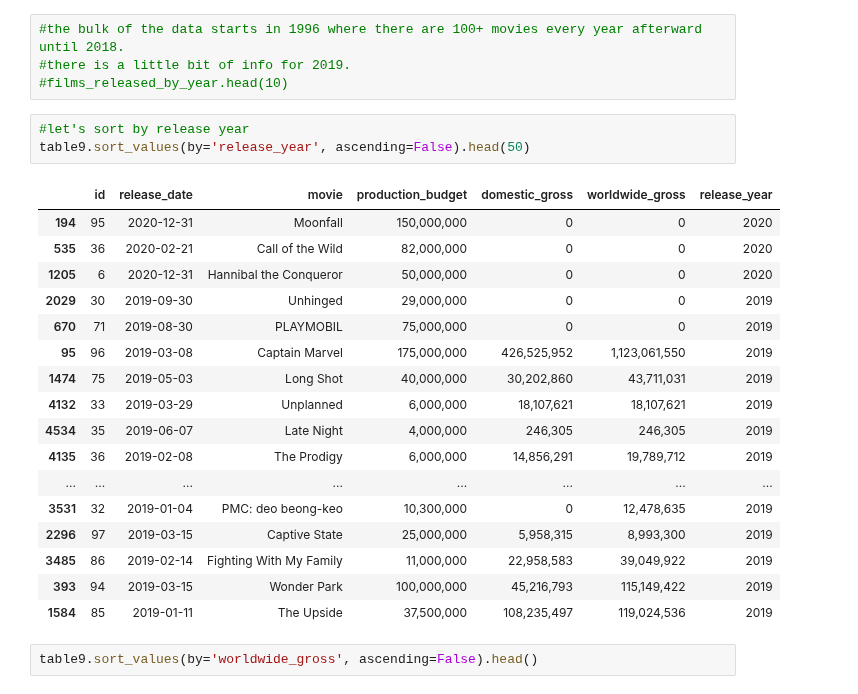
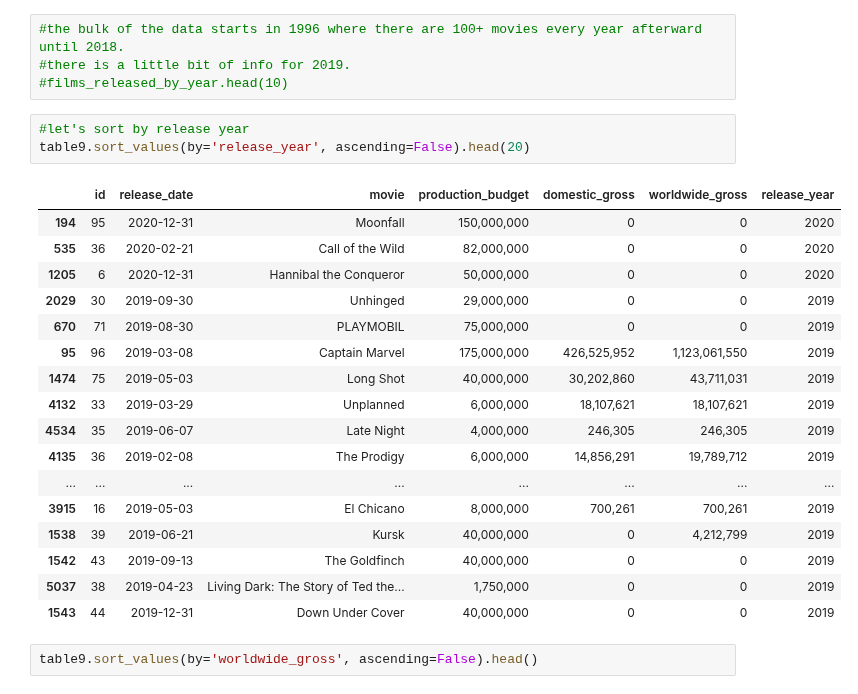
Before and after one commit to jxn628/dsc-phase-1-project, a Jupyter notebook: student.ipynb, the cells around one changed output. Saved outputs shown, nothing was run; the diff lists cells and outputs as text.

```diff
--- a/student.ipynb
+++ b/student.ipynb
@@ -522,25 +522,25 @@ table9
 #films_released_by_year.head(10)
 # %%
 #let's sort by release year
-table9.sort_values(by='release_year', ascending=False).head(50)
+table9.sort_values(by='release_year', ascending=False).head(20)
 # %% [output]
 |  | id | release_date | movie | production_budget | domestic_gross | worldwide_gross | release_year |
 | 194 | 95 | 2020-12-31 | Moonfall | 150,000,000 | 0 | 0 | 2020 |
 | 535 | 36 | 2020-02-21 | Call of the Wild | 82,000,000 | 0 | 0 | 2020 |
 | 1205 | 6 | 2020-12-31 | Hannibal the Conqueror | 50,000,000 | 0 | 0 | 2020 |
 | 2029 | 30 | 2019-09-30 | Unhinged | 29,000,000 | 0 | 0 | 2019 |
 | 670 | 71 | 2019-08-30 | PLAYMOBIL | 75,000,000 | 0 | 0 | 2019 |
 | 95 | 96 | 2019-03-08 | Captain Marvel | 175,000,000 | 426,525,952 | 1,123,061,550 | 2019 |
 | 1474 | 75 | 2019-05-03 | Long Shot | 40,000,000 | 30,202,860 | 43,711,031 | 2019 |
 | 4132 | 33 | 2019-03-29 | Unplanned | 6,000,000 | 18,107,621 | 18,107,621 | 2019 |
 | 4534 | 35 | 2019-06-07 | Late Night | 4,000,000 | 246,305 | 246,305 | 2019 |
 | 4135 | 36 | 2019-02-08 | The Prodigy | 6,000,000 | 14,856,291 | 19,789,712 | 2019 |
 | ... | ... | ... | ... | ... | ... | ... | ... |
-| 3531 | 32 | 2019-01-04 | PMC: deo beong-keo | 10,300,000 | 0 | 12,478,635 | 2019 |
-| 2296 | 97 | 2019-03-15 | Captive State | 25,000,000 | 5,958,315 | 8,993,300 | 2019 |
-| 3485 | 86 | 2019-02-14 | Fighting With My Family | 11,000,000 | 22,958,583 | 39,049,922 | 2019 |
-| 393 | 94 | 2019-03-15 | Wonder Park | 100,000,000 | 45,216,793 | 115,149,422 | 2019 |
-| 1584 | 85 | 2019-01-11 | The Upside | 37,500,000 | 108,235,497 | 119,024,536 | 2019 |
+| 3915 | 16 | 2019-05-03 | El Chicano | 8,000,000 | 700,261 | 700,261 | 2019 |
+| 1538 | 39 | 2019-06-21 | Kursk | 40,000,000 | 0 | 4,212,799 | 2019 |
+| 1542 | 43 | 2019-09-13 | The Goldfinch | 40,000,000 | 0 | 0 | 2019 |
+| 5037 | 38 | 2019-04-23 | Living Dark: The Story of Ted the... | 1,750,000 | 0 | 0 | 2019 |
+| 1543 | 44 | 2019-12-31 | Down Under Cover | 40,000,000 | 0 | 0 | 2019 |
 # %%
 table9.sort_values(by='worldwide_gross', ascending=False).head()
 # %% [output]
```
Also changed, not shown: parts of 80 cells of this notebook.
